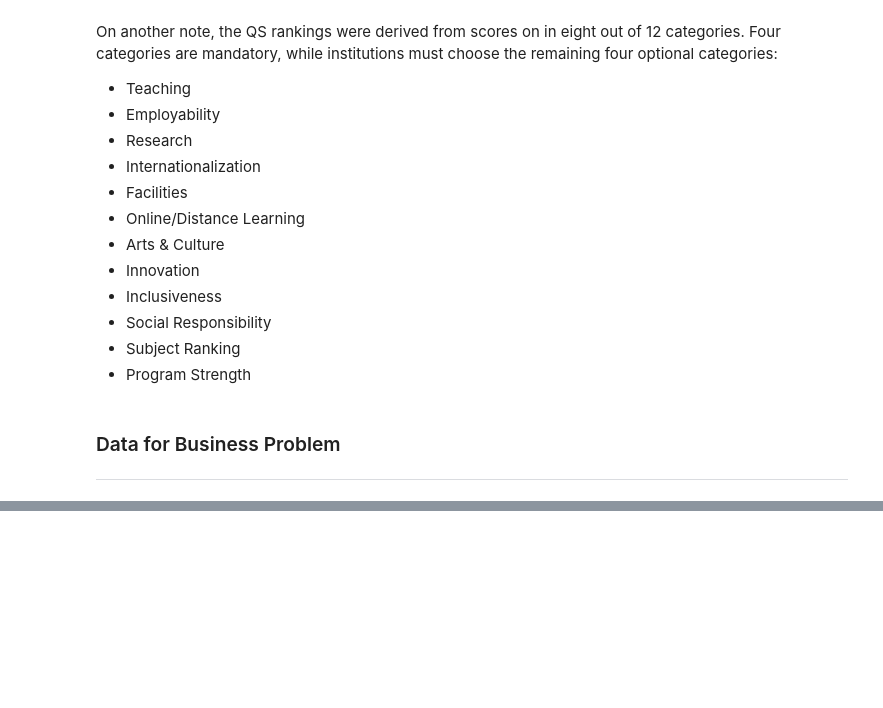
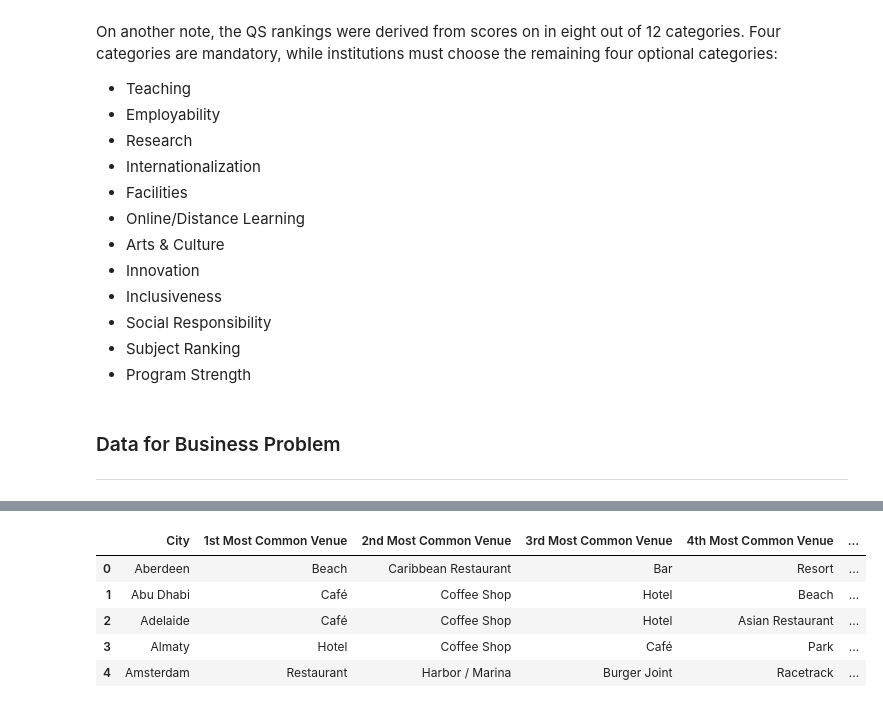
Before and after one commit to BusIAnalyst/Cities-for-University-Students, a Jupyter notebook: Cities for University Students.ipynb, the cells around one changed output, grey strips where cells are left out. Saved outputs shown, nothing was run; the diff lists cells and outputs as text; code cells hidden in the pictures; blank space fills up the shorter version.

```diff
--- a/Cities for University Students.ipynb
+++ b/Cities for University Students.ipynb
@@ -74,0 +205,34 @@ https://en.wikipedia.org/wiki/QS_World_University_Rankings
+# %%
+def return_most_common_venues(row, num_top_venues):
+    row_categories = row.iloc[1:]
+    row_categories_sorted = row_categories.sort_values(ascending=False)
+
+    return row_categories_sorted.index.values[0:num_top_venues]
+# %%
+num_top_venues = 10
+
+indicators = ['st', 'nd', 'rd']
+
+# create columns according to number of top venues
+columns = ['City']
+for ind in np.arange(num_top_venues):
+    try:
+        columns.append('{}{} Most Common Venue'.format(ind+1, indicators[ind]))
+    except:
+        columns.append('{}th Most Common Venue'.format(ind+1))
+
+# create a new dataframe
+cities_venues_sorted = pd.DataFrame(columns=columns)
+cities_venues_sorted['City'] = cities_grouped['City']
+
+for ind in np.arange(cities_grouped.shape[0]):
+    cities_venues_sorted.iloc[ind, 1:] = return_most_common_venues(cities_grouped.iloc[ind, :], num_top_venues)
+
+cities_venues_sorted.head()
+# %% [output]
+|  | City | 1st Most Common Venue | 2nd Most Common Venue | 3rd Most Common Venue | 4th Most Common Venue | ... |
+| 0 | Aberdeen | Beach | Caribbean Restaurant | Bar | Resort | ... |
+| 1 | Abu Dhabi | Café | Coffee Shop | Hotel | Beach | ... |
+| 2 | Adelaide | Café | Coffee Shop | Hotel | Asian Restaurant | ... |
+| 3 | Almaty | Hotel | Coffee Shop | Café | Park | ... |
+| 4 | Amsterdam | Restaurant | Harbor / Marina | Burger Joint | Racetrack | ... |
```
Also changed, not shown: parts of 17 cells of this notebook.
